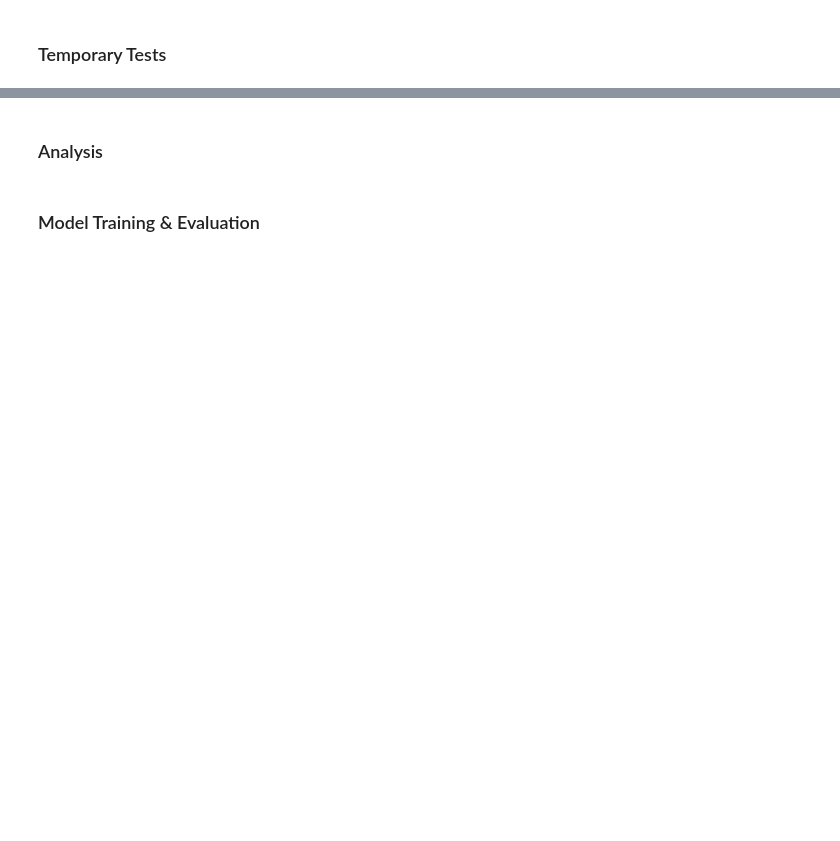
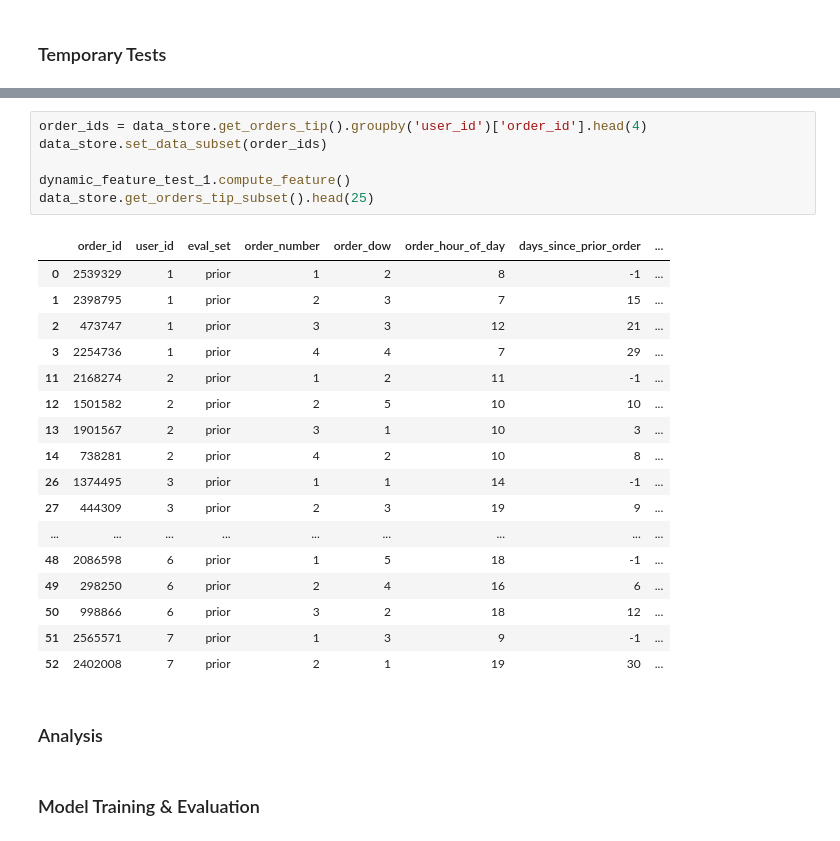
Before and after one commit to d-schneid/binary-tip-classification, a Jupyter notebook: team_07_project_submission.ipynb, the cells around one changed output, grey strips where cells are left out. Cells and saved outputs as stored; diff of their text form; blank space fills up the shorter version.

```diff
--- a/team_07_project_submission.ipynb
+++ b/team_07_project_submission.ipynb
@@ -93,3 +142,27 @@ data_store.get_orders_tip(features).head(25)
+# %%
+order_ids = data_store.get_orders_tip().groupby('user_id')['order_id'].head(4)
+data_store.set_data_subset(order_ids)
+
+dynamic_feature_test_1.compute_feature()
+data_store.get_orders_tip_subset().head(25)
+# %% [output]
+|  | order_id | user_id | eval_set | order_number | order_dow | order_hour_of_day | days_since_prior_order | ... |
+| 0 | 2539329 | 1 | prior | 1 | 2 | 8 | -1 | ... |
+| 1 | 2398795 | 1 | prior | 2 | 3 | 7 | 15 | ... |
+| 2 | 473747 | 1 | prior | 3 | 3 | 12 | 21 | ... |
+| 3 | 2254736 | 1 | prior | 4 | 4 | 7 | 29 | ... |
+| 11 | 2168274 | 2 | prior | 1 | 2 | 11 | -1 | ... |
+| 12 | 1501582 | 2 | prior | 2 | 5 | 10 | 10 | ... |
+| 13 | 1901567 | 2 | prior | 3 | 1 | 10 | 3 | ... |
+| 14 | 738281 | 2 | prior | 4 | 2 | 10 | 8 | ... |
+| 26 | 1374495 | 3 | prior | 1 | 1 | 14 | -1 | ... |
+| 27 | 444309 | 3 | prior | 2 | 3 | 19 | 9 | ... |
+| ... | ... | ... | ... | ... | ... | ... | ... | ... |
+| 48 | 2086598 | 6 | prior | 1 | 5 | 18 | -1 | ... |
+| 49 | 298250 | 6 | prior | 2 | 4 | 16 | 6 | ... |
+| 50 | 998866 | 6 | prior | 3 | 2 | 18 | 12 | ... |
+| 51 | 2565571 | 7 | prior | 1 | 3 | 9 | -1 | ... |
+| 52 | 2402008 | 7 | prior | 2 | 1 | 19 | 30 | ... |
 # %% [markdown]
 ### Analysis
 # %% [markdown]
```
Also changed, not shown: parts of 10 cells of this notebook, 7 other files.
